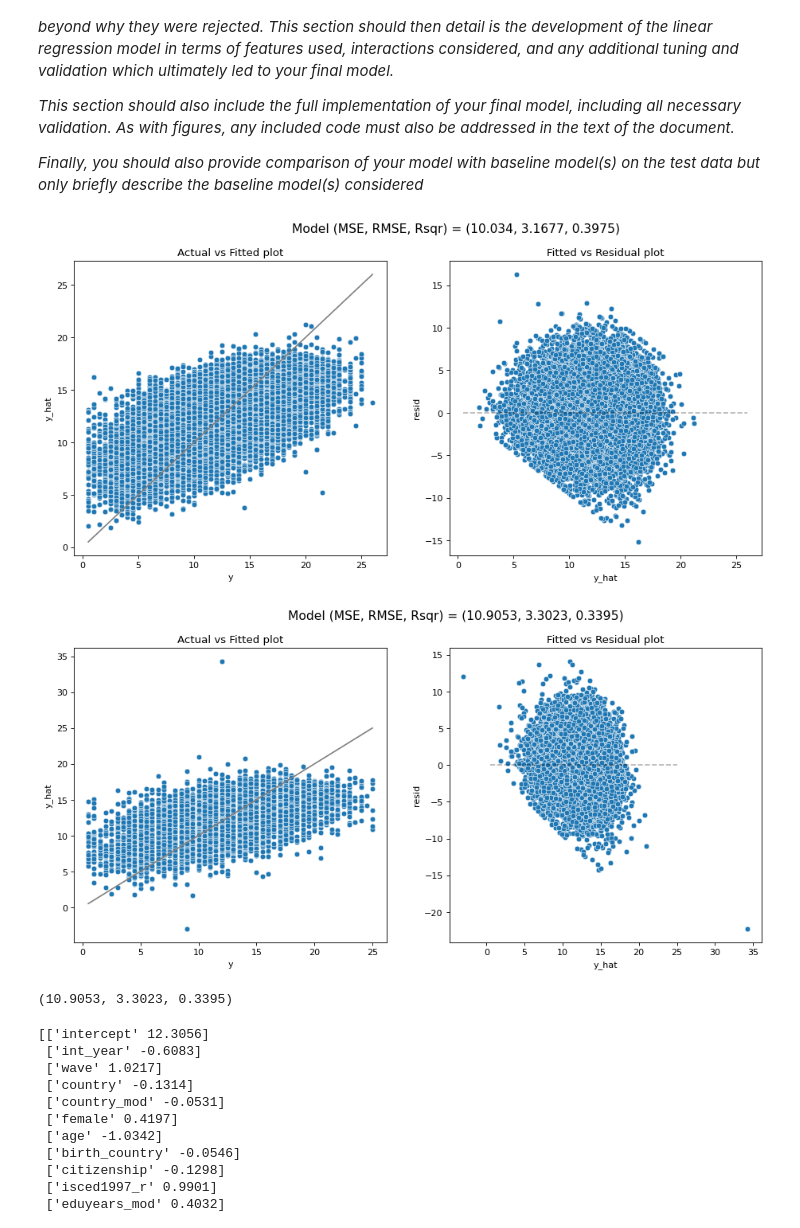
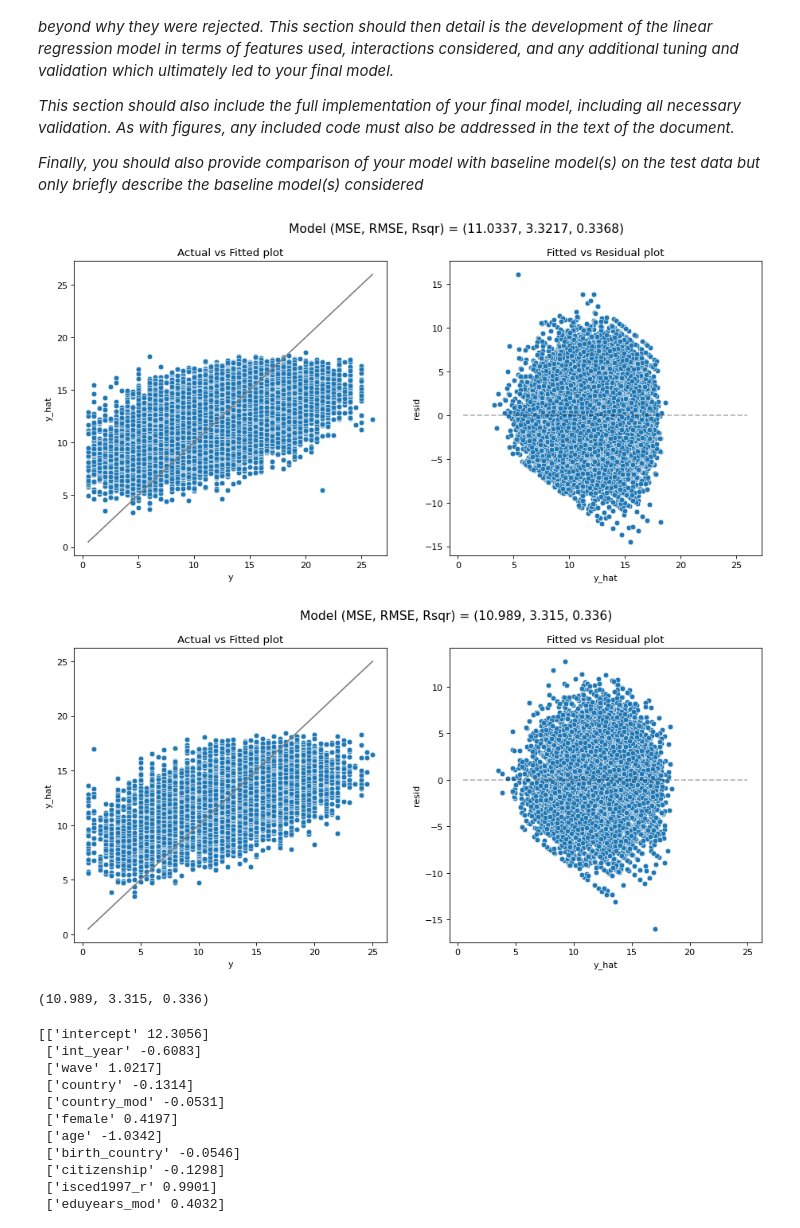
Before and after one commit to ananyajai/mlp_coursework_01, a Jupyter notebook: project1.ipynb, the cells around one changed output. Saved outputs shown, nothing was run; the diff lists cells and outputs as text; code cells hidden in the pictures.

Commit message:
added a linear model with standardisation

```diff
--- a/project1.ipynb
+++ b/project1.ipynb
@@ -143,12 +144,12 @@ This study will explore supervised machine learning methods, focusing specifical
     # ID variables
 id_vars = ['int_year','wave','mergeid']
     # Non-categorical variables
-non_cat_vars = ['age','bmi','eduyears_mod','casp','cogscore','ch001_']
+numerical_vars = ['age','bmi','eduyears_mod','casp','cogscore','ch001_']
     # Binary variables
 bin_vars = ['female','smoking','ever_smoked','sp008_']
     # Categorical variables (n>2)
-cat_vars = np.setdiff1d(df.columns,id_vars+non_cat_vars+bin_vars).tolist()
-#len(cat_vars+bin_vars+non_cat_vars+id_vars)==len(df.columns) # Checking no variables are missing
+cat_vars = np.setdiff1d(df.columns,id_vars+numerical_vars+bin_vars).tolist()
+#len(cat_vars+bin_vars+numerical_vars+id_vars)==len(df.columns) # Checking no variables are missing
 # Explore distribution of non-categorical variables
 
 # Explore variable distributions through histograms
@@ -156,7 +157,7 @@ fig, ax = plt.subplots(figsize = (16, 10))
 ax.set_frame_on(False)
 ax.set_xticks([])
 ax.set_yticks([])
-for n, col in enumerate(non_cat_vars):
+for n, col in enumerate(numerical_vars):
     plt.subplot(2,3, n+1)
     a=sns.histplot(df[col],ax = plt.gca(),color='#95bd95')
     a.set(xlabel=None,ylabel=None)
@@ -396,37 +400,31 @@ model_fit(lm, X_test, y_test, plot = True)
 
 *Finally, you should also provide comparison of your model with baseline model(s) on the test data but only briefly describe the baseline model(s) considered*
 # %%
+# Linear regression with standardised numerical variable
 X_ = df.drop(['mergeid', 'cogscore'], axis = 1) # Set of features
 y = df['cogscore']
 
 # We shuffle the data so the countries get mixed up
 X_train, X_test, y_train, y_test = train_test_split(X_, y, test_size=0.3, random_state=rng)
 
-pf = PolynomialFeatures(degree=3, interaction_only=True, include_bias=False)
-
-# Overall ML pipeline
-reg_pipe = Pipeline([
-    ("interact", pf),
+lr_pipeline = Pipeline([
+    ("pre_processing", ColumnTransformer([("num", StandardScaler(), numerical_vars),
+                                          ("cat", "passthrough", bin_vars+cat_vars)])),
     ("model", LinearRegression())
 ])
 
-lm_poly = reg_pipe.fit(X_train, y_train)
+lr_pipeline
 
+linear_model = lr_pipeline.fit(X_train, y_train)
+
+# print(np.c_[np.append(['intercept'],linear_model.feature_names_in_),np.round(get_coefs(linear_model),4)])
 
 # Model fit on training data
-model_fit(lm_poly, X_train, y_train, plot = True)
+model_fit(linear_model, X_train, y_train, plot = True)
 
 # Model fit on test data
-model_fit(lm_poly, X_test, y_test, plot = True)
-
-# print(reg_pipe.named_steps['model'].coef_)
-# print(reg_pipe.steps[2][1].intercept_)
-
-# # Extract the names of the features
-# names_fe1 = reg_pipe['pre_processing'].get_feature_names_out()
-# # print(names_fe1)
-# print(reg_pipe['interact'].get_feature_names_out(names_fe1))
+model_fit(linear_model, X_test, y_test, plot = True)
 # %% [output]
-[figure, old version]
+[figure, new version]
-[figure, old version]
+[figure, new version]
-(10.9053, 3.3023, 0.3395)
+(10.989, 3.315, 0.336)
```
Also changed, not shown: parts of 7 cells of this notebook.
